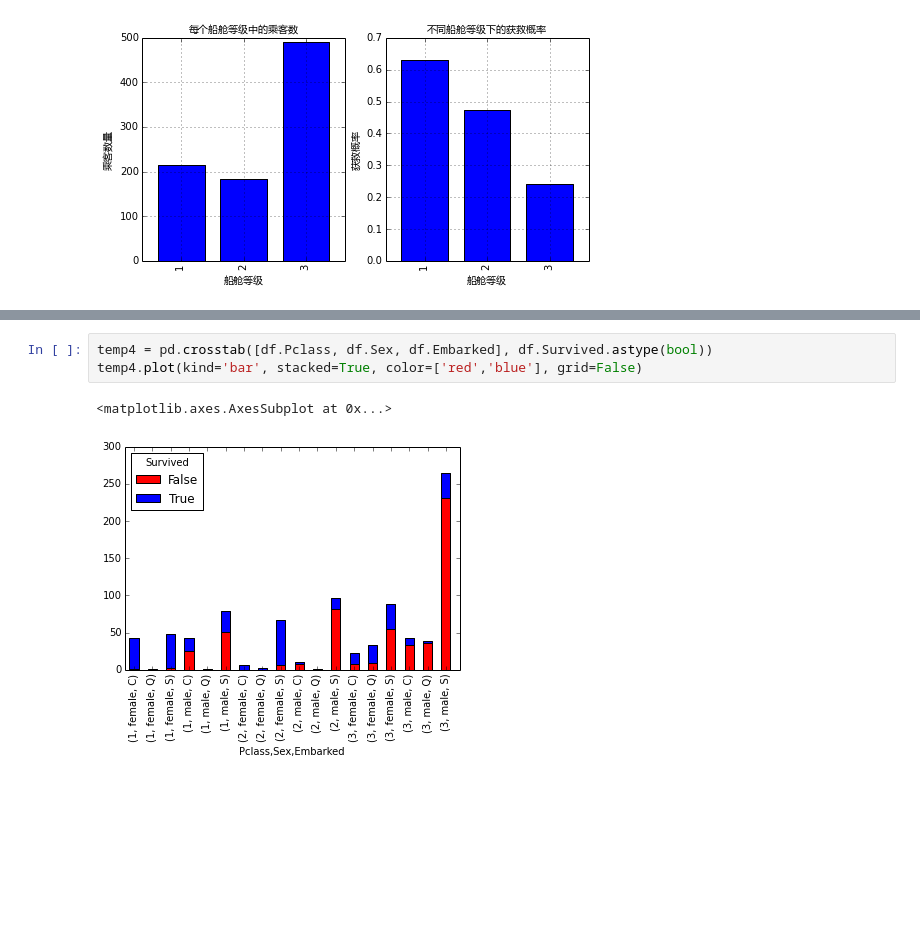
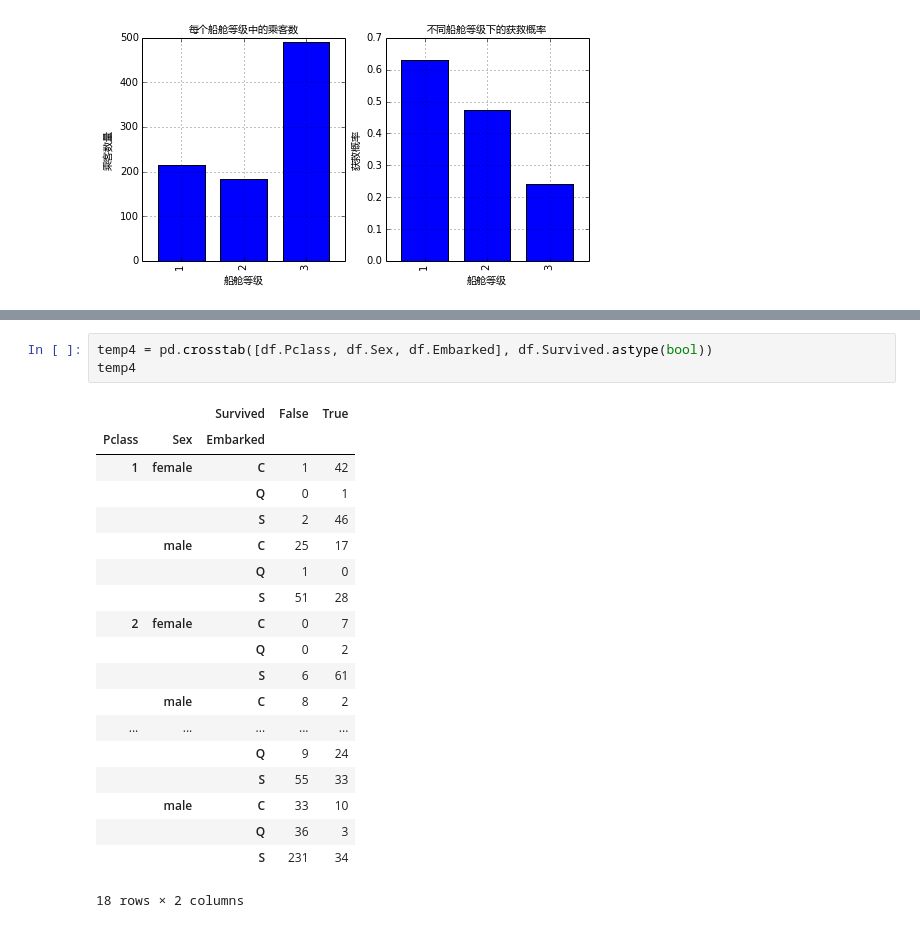
Before and after one commit to Gwill/slides, a Jupyter notebook: data-exploration-with-python/exploration.ipynb, the cells around one changed output, grey strips where cells are left out. Cells and saved outputs as stored; diff of their text form; blank space fills up the shorter version.

```diff
--- a/data-exploration-with-python/exploration.ipynb
+++ b/data-exploration-with-python/exploration.ipynb
@@ -157,6 +169,23 @@ temp3.plot(kind='bar', stacked=True, color=['red','blue'], grid=False)
 # %%
 temp4 = pd.crosstab([df.Pclass, df.Sex, df.Embarked], df.Survived.astype(bool))
-temp4.plot(kind='bar', stacked=True, color=['red','blue'], grid=False)
+temp4
 # %% [output]
+|  |  | Survived | False | True |
+| Pclass | Sex | Embarked |  |  |
+| 1 | female | C | 1 | 42 |
+|  |  | Q | 0 | 1 |
+|  |  | S | 2 | 46 |
+|  | male | C | 25 | 17 |
+|  |  | Q | 1 | 0 |
+|  |  | S | 51 | 28 |
+| 2 | female | C | 0 | 7 |
+|  |  | Q | 0 | 2 |
+|  |  | S | 6 | 61 |
+|  | male | C | 8 | 2 |
+| ... | ... | ... | ... | ... |
+|  |  | Q | 9 | 24 |
+|  |  | S | 55 | 33 |
+|  | male | C | 33 | 10 |
+|  |  | Q | 36 | 3 |
+|  |  | S | 231 | 34 |
-<matplotlib.axes.AxesSubplot at 0x...>
+18 rows × 2 columns
-[figure, removed]
```
Also changed, not shown: parts of 3 cells of this notebook, 1 other file.
